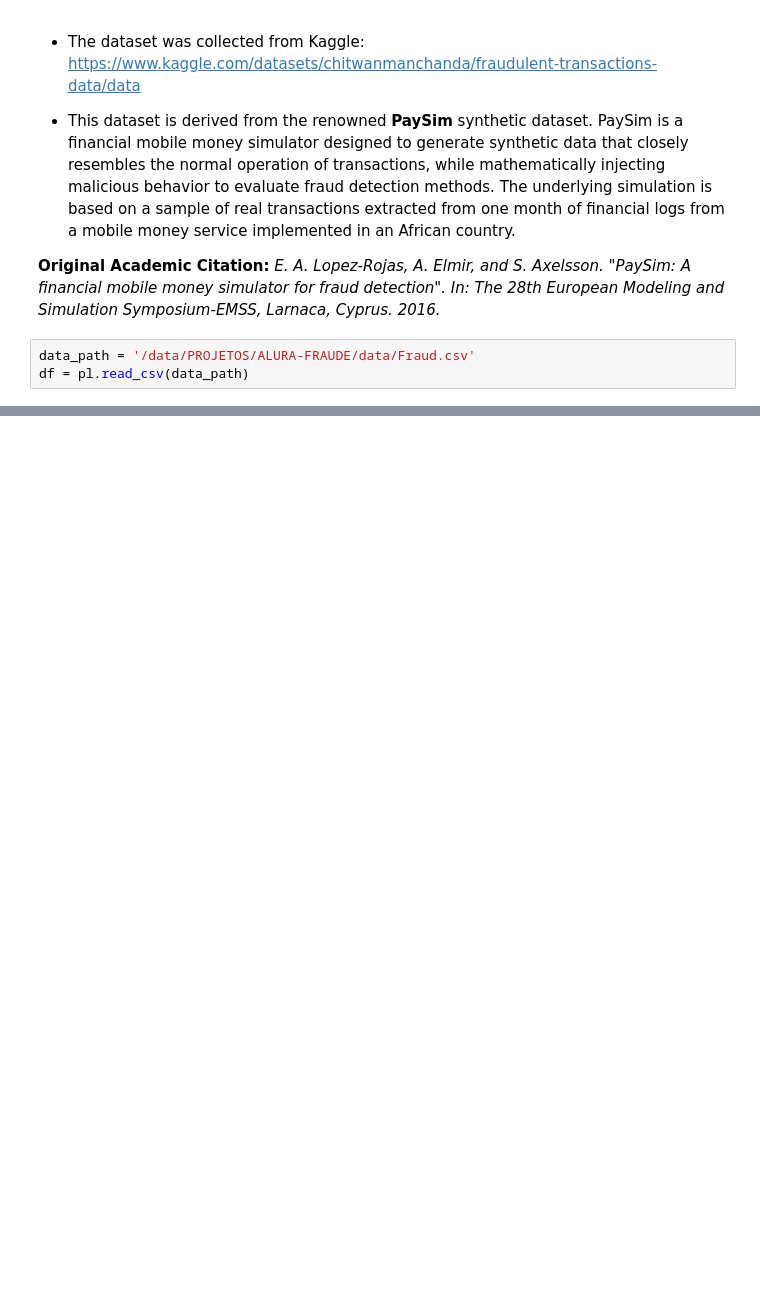
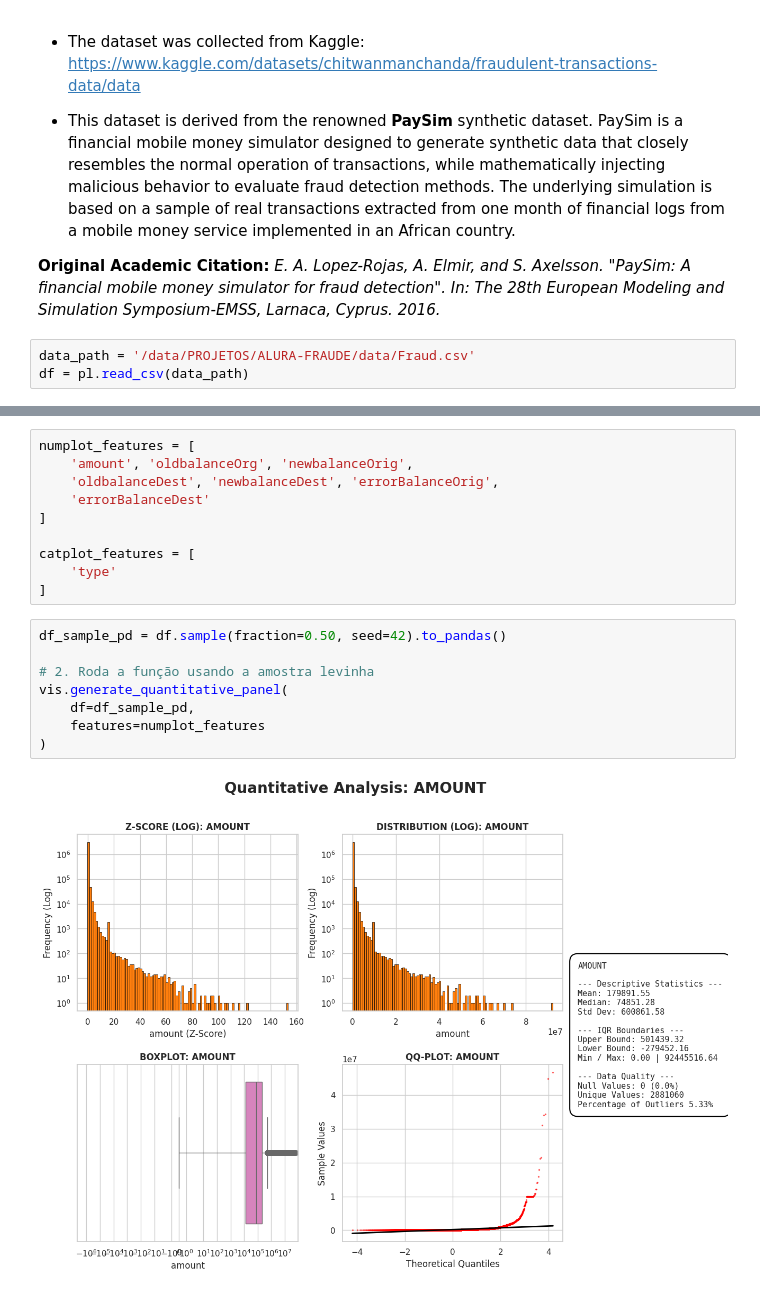
Before and after one commit to diogo-moitinho/fraud-detection-project, a Jupyter notebook: notebooks/01_eda.ipynb, the cells around one changed output, grey strips where cells are left out. Drawn from its saved outputs; the diff is of its cells as text; blank space fills up the shorter version.

```diff
--- a/notebooks/01_eda.ipynb
+++ b/notebooks/01_eda.ipynb
@@ -143,0 +187,20 @@ vis.grafico_frequencia_percentual_alvo(df.to_pandas(), 'type', hue='isFraud', ma
+# %%
+numplot_features = [
+    'amount', 'oldbalanceOrg', 'newbalanceOrig',
+    'oldbalanceDest', 'newbalanceDest', 'errorBalanceOrig',
+    'errorBalanceDest'
+]
+
+catplot_features = [
+    'type'
+]
+# %%
+df_sample_pd = df.sample(fraction=0.50, seed=42).to_pandas()
+
+# 2. Roda a função usando a amostra levinha
+vis.generate_quantitative_panel(
+    df=df_sample_pd,
+    features=numplot_features
+)
+# %% [output]
+[figure, added]
```
Also changed, not shown: parts of 32 cells of this notebook, 4 other files.
